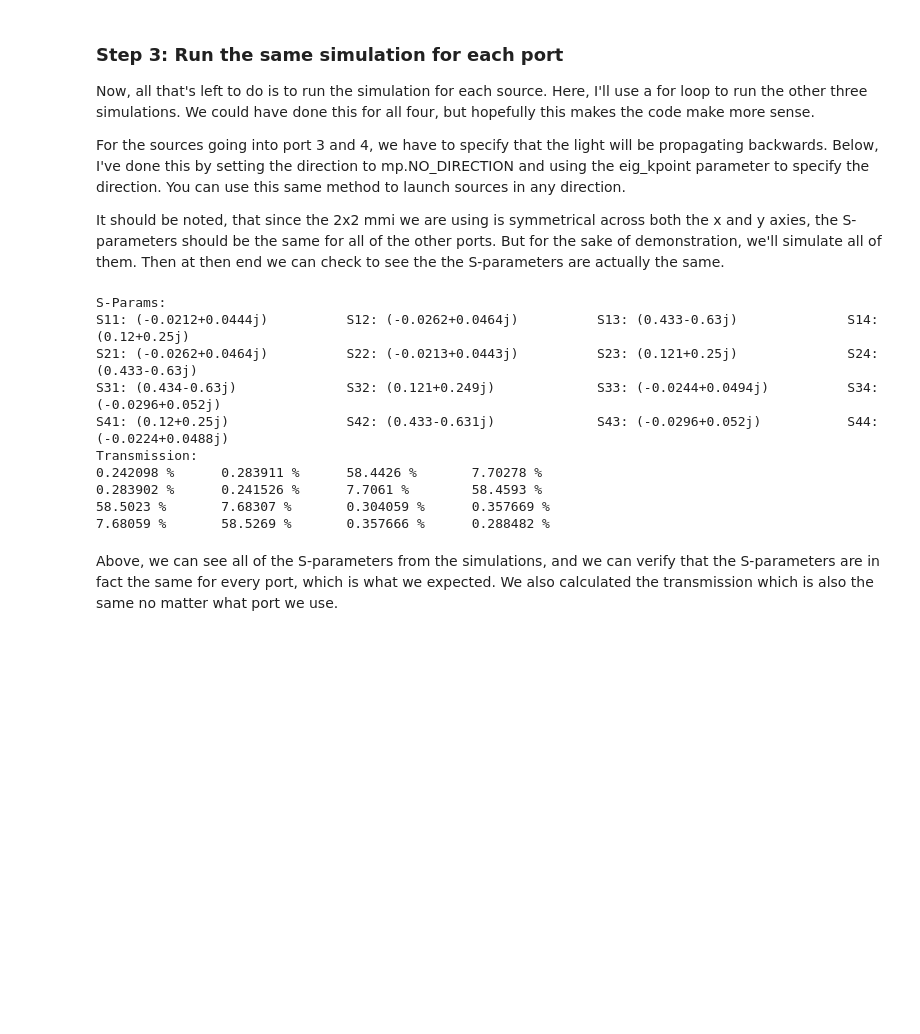
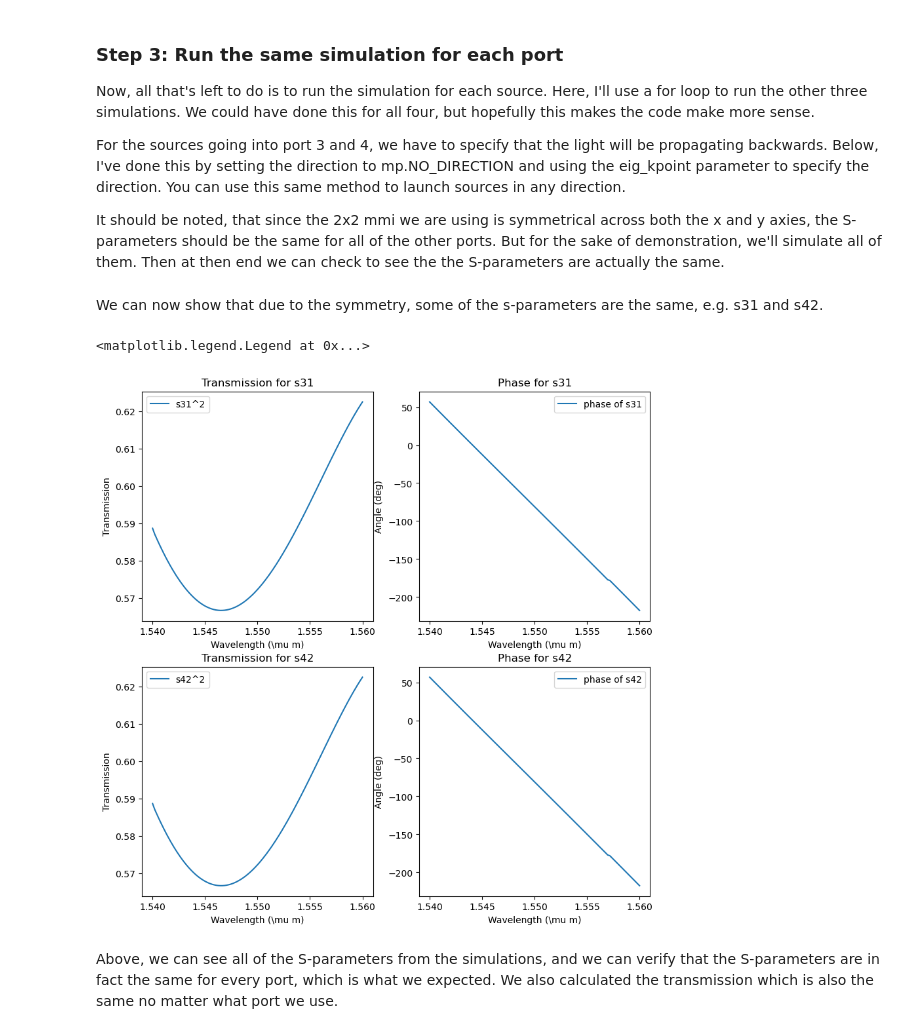
Before and after one commit to BYUCamachoLab/Photonics-Bootcamp, a Jupyter notebook: book/pages/scattering_parameters.ipynb, the cells around one changed output. Saved outputs shown, nothing was run; the diff lists cells and outputs as text; code cells hidden in the pictures; blank space fills up the shorter version.

```diff
--- a/book/pages/scattering_parameters.ipynb
+++ b/book/pages/scattering_parameters.ipynb
@@ -301,37 +284,37 @@ It should be noted, that since the 2x2 mmi we are using is symmetrical across bo
 # Set up the rest of the sources for the simulation.
 sources = [
         mp.EigenModeSource(
-            src = mp.GaussianSource(fcen, fwidth=df),
+            src = mp.GaussianSource(fcen, fwidth=df_source),
             size=port1.size, # Here we input the geometry for our first source
             center=port1.center + mp.Vector3(-0.5,0,0),
             eig_band=1,
-            eig_parity = mp.NO_PARITY if sim_is_3D else mp.EVEN_Y + mp.ODD_Z,
+            eig_parity = mode_parity,
             eig_match_freq = True,
         ),
         mp.EigenModeSource(
-            src = mp.GaussianSource(fcen, fwidth=df),
+            src = mp.GaussianSource(fcen, fwidth=df_source),
             size=port2.size, # Here we input the geometry for our first source
             center=port2.center + mp.Vector3(-0.5,0,0),
             eig_band=1,
-            eig_parity = mp.NO_PARITY if sim_is_3D else mp.EVEN_Y + mp.ODD_Z,
+            eig_parity = mode_parity,
             eig_match_freq = True,
         ),
         mp.EigenModeSource(
-            src = mp.GaussianSource(fcen, fwidth=df),
+            src = mp.GaussianSource(fcen, fwidth=df_source),
             size=port3.size, # Here we input the geometry for our first source
             center=port3.center + mp.Vector3(0.5,0,0),
             eig_band=1,
-            eig_parity = mp.NO_PARITY if sim_is_3D else mp.EVEN_Y + mp.ODD_Z,
+            eig_parity = mode_parity,
             eig_match_freq = True,
             eig_kpoint = mp.Vector3(-1,0,0),
             direction = mp.NO_DIRECTION
         ),
         mp.EigenModeSource(
-            src = mp.GaussianSource(fcen, fwidth=df),
+            src = mp.GaussianSource(fcen, fwidth=df_source),
             size=port4.size, # Here we input the geometry for our first source
             center=port4.center + mp.Vector3(0.5,0,0),
             eig_band=1,
-            eig_parity = mp.NO_PARITY if sim_is_3D else mp.EVEN_Y + mp.ODD_Z,
+            eig_parity = mode_parity,
             eig_match_freq = True,
             eig_kpoint = mp.Vector3(-1,0,0),
             direction = mp.NO_DIRECTION
@@ -378,26 +362,38 @@ for i in range(n_ports) :
-# %%
-print("S-Params:")
-for i in range(n_ports):
-    print(f"S{i+1}1: {s_params[i,0]:.3}\t\tS{i+1}2: {s_params[i,1]:.3}\t\tS{i+1}3: {s_params[i,2]:.3}\t\tS{i+1}4: {s_params[i,3]:.3}")
-
-print("Transmission:")
-for i in range(n_ports):
-    trans1 = abs(s_params[i,0])**2 * 100
-    trans2 = abs(s_params[i,1])**2 * 100
-    trans3 = abs(s_params[i,2])**2 * 100
-    trans4 = abs(s_params[i,3])**2 * 100
-    print(f"{trans1:.6} %\t{trans2:.6} %\t{trans3:.6} %\t{trans4:.6} %")
-# %% [output]
-S-Params:
-S11: (-0.0212+0.0444j)          S12: (-0.0262+0.0464j)          S13: (0.433-0.63j)              S14: (0.12+0.25j)
-S21: (-0.0262+0.0464j)          S22: (-0.0213+0.0443j)          S23: (0.121+0.25j)              S24: (0.433-0.63j)
-S31: (0.434-0.63j)              S32: (0.121+0.249j)             S33: (-0.0244+0.0494j)          S34: (-0.0296+0.052j)
-S41: (0.12+0.25j)               S42: (0.433-0.631j)             S43: (-0.0296+0.052j)           S44: (-0.0224+0.0488j)
-Transmission:
-0.242098 %      0.283911 %      58.4426 %       7.70278 %
-0.283902 %      0.241526 %      7.7061 %        58.4593 %
-58.5023 %       7.68307 %       0.304059 %      0.357669 %
-7.68059 %       58.5269 %       0.357666 %      0.288482 %
+# %% [markdown]
+We can now show that due to the symmetry, some of the s-parameters are the same, e.g. s31 and s42.
+# %%
+fig = plt.figure(figsize=(10,10))
+
+ax_trans1 = fig.add_subplot(2,2,1)
+ax_trans1.set_title("Transmission for s31")
+ax_trans1.plot(wl, np.abs(s_params[0,2])**2, label=r's31^2')
+ax_trans1.set_xlabel(r"Wavelength (\mu m)")
+ax_trans1.set_ylabel(r"Transmission")
+ax_trans1.legend()
+
+ax_phase1 = fig.add_subplot(2,2,2)
+ax_phase1.set_title("Phase for s31")
+ax_phase1.plot(wl, np.unwrap(np.angle(s_params[0,2])*180/np.pi), label=r'phase of s31')
+ax_phase1.set_xlabel(r"Wavelength (\mu m)")
+ax_phase1.set_ylabel("Angle (deg)")
+ax_phase1.legend()
+
+ax_trans2 = fig.add_subplot(2,2,3)
+ax_trans2.set_title("Transmission for s42")
+ax_trans2.plot(wl, np.abs(s_params[1,3])**2, label=r's42^2')
+ax_trans2.set_xlabel(r"Wavelength (\mu m)")
+ax_trans2.set_ylabel(r"Transmission")
+ax_trans2.legend()
+
+ax_phase2 = fig.add_subplot(2,2,4)
+ax_phase2.set_title("Phase for s42")
+ax_phase2.plot(wl, np.unwrap(np.angle(s_params[1,3])*180/np.pi), label=r'phase of s42')
+ax_phase2.set_xlabel(r"Wavelength (\mu m)")
+ax_phase2.set_ylabel("Angle (deg)")
+ax_phase2.legend()
+# %% [output]
+<matplotlib.legend.Legend at 0x...>
+[figure, added]
 # %% [markdown]
 Above, we can see all of the S-parameters from the simulations, and we can verify that the S-parameters are in fact the same for every port, which is what we expected. We also calculated the transmission which is also the same no matter what port we use.
 # %% [markdown]
```
Also changed, not shown: parts of 15 cells of this notebook.
